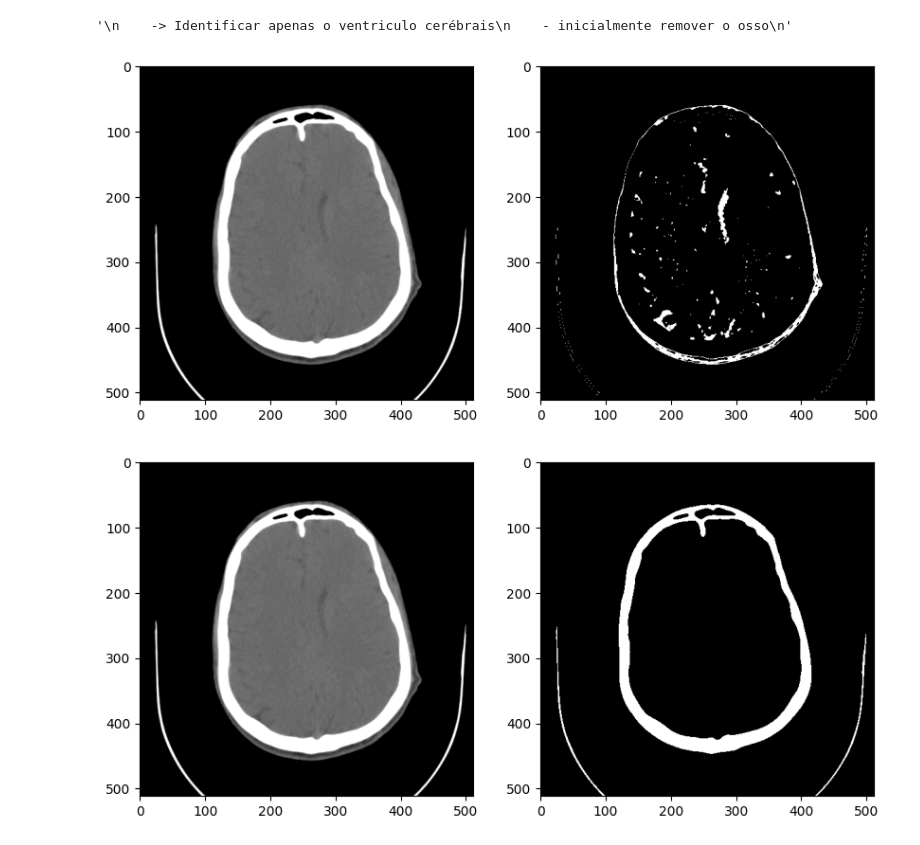
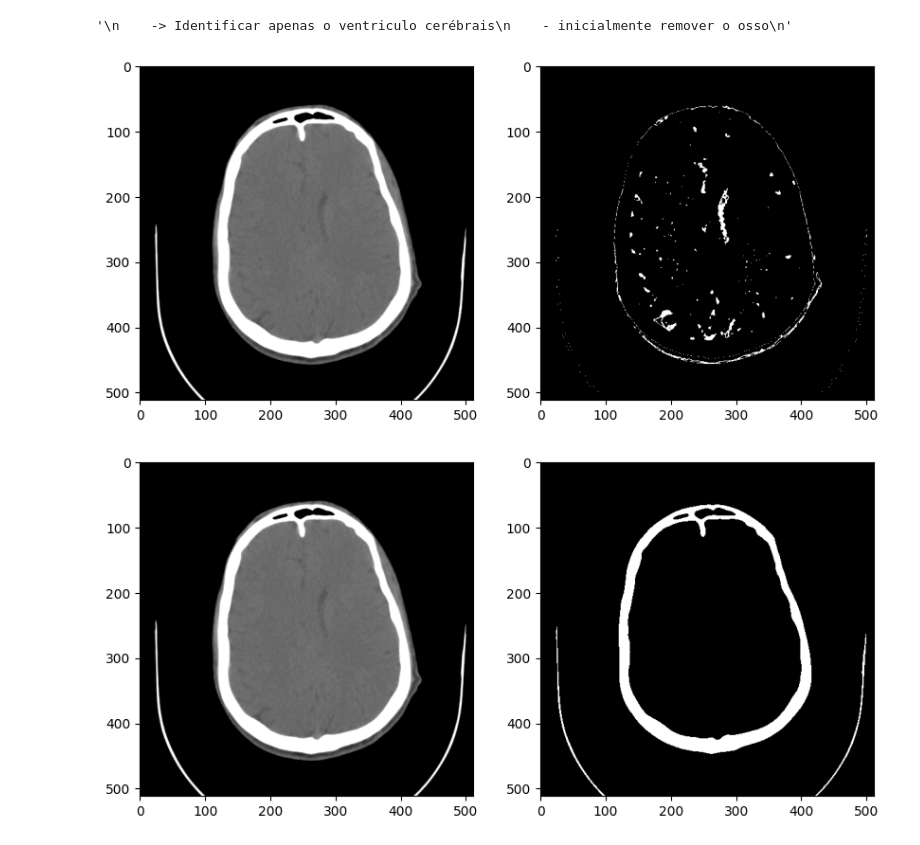
Before and after one commit to RafaelChavesPB/PDI-Medicas, a Jupyter notebook: Rafael/artigo/3d.ipynb, the cells around one changed output. Saved outputs shown, nothing was run; the diff lists cells and outputs as text; code cells hidden in the pictures.

```diff
--- a/Rafael/artigo/3d.ipynb
+++ b/Rafael/artigo/3d.ipynb
@@ -97,10 +97,11 @@ elementRect = cv2.getStructuringElement(cv2.MORPH_RECT, (3, 3))
 elementCross = cv2.getStructuringElement(cv2.MORPH_CROSS, (3, 3))
 # %%
 slice = 75
+ventricleMasks = {}
 original = slices[slice].pixel_array
 windowed = applyWindow(original, 944, 1200, stick=True, dtype=np.uint8)
-filtered = applyBandpassFilter(windowed, 65, 100, True)
+ventricleMasks[1] = applyBandpassFilter(windowed, 90, 100, True)
 bone = applyBandpassFilter(windowed, 220, plot=True)
 # %% [output]
-[figure, old version]
+[figure, new version]
 [figure]
```
Also changed, not shown: parts of 4 cells of this notebook.
